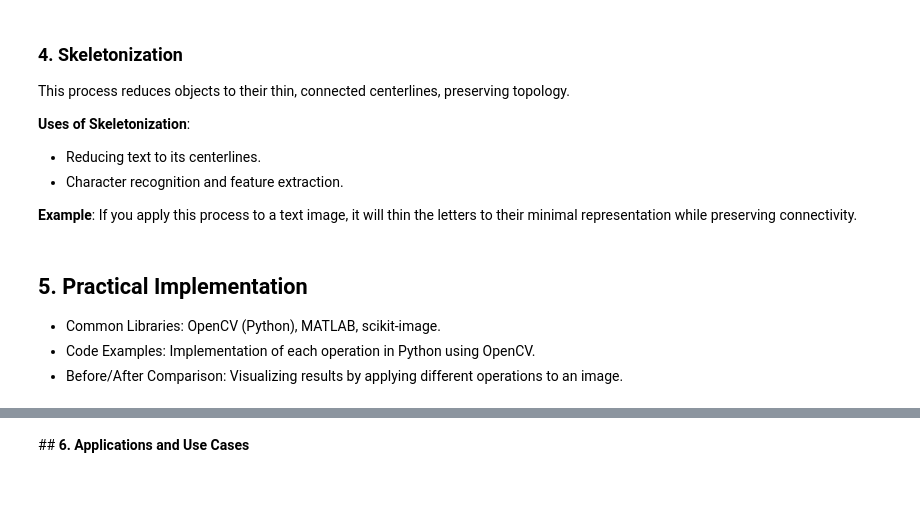
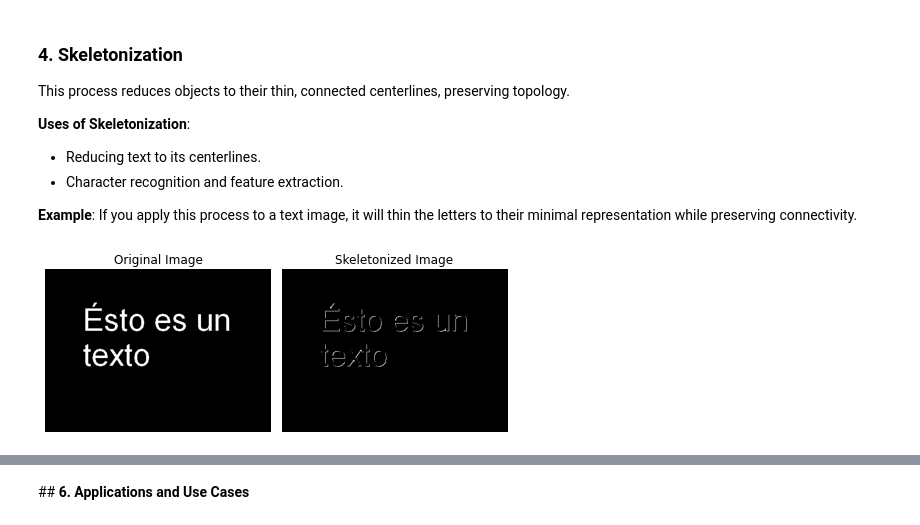
Before and after one commit to ClaudiaBlasco/Projecte-ISV, a Jupyter notebook: Project_Morphological Processing.ipynb, the cells around one changed output, grey strips where cells are left out. Saved outputs shown, nothing was run; the diff lists cells and outputs as text; code cells hidden in the pictures; blank space fills up the shorter version.

```diff
--- a/Project_Morphological Processing.ipynb
+++ b/Project_Morphological Processing.ipynb
@@ -490,36 +504,40 @@ This process reduces objects to their thin, connected centerlines, preserving to
 # %%
 import cv2
 import numpy as np
 import matplotlib.pyplot as plt
 
 # Load the image in grayscale
 image = cv2.imread('test.jpg', cv2.IMREAD_GRAYSCALE)
 
 # Convert to binary image (ensure background is black and text is white)
 _, binary = cv2.threshold(image, 127, 255, cv2.THRESH_BINARY_INV)
 
 # Fast skeletonization with OpenCV
 binary_skel = binary.copy()
 skel = np.zeros(binary_skel.shape, np.uint8)
 element = cv2.getStructuringElement(cv2.MORPH_CROSS, (3, 3))
 
 while True:
     eroded_temp = cv2.erode(binary_skel, element)
     temp = cv2.dilate(eroded_temp, element)
     temp = cv2.subtract(binary_skel, temp)
     skel = cv2.bitwise_or(skel, temp)
     binary_skel = eroded_temp.copy()
     if cv2.countNonZero(binary_skel) == 0:
         break
 
 # Display the skeletonized image
-plt.figure(figsize=(5, 5))
-plt.imshow(skel, cmap='gray')
-plt.title("Skeletonized Image")
-plt.axis("off")
+titles = ["Original Image", "Skeletonized Image"]
+images = [binary, tophat]
+
+plt.figure(figsize=(10, 5))
+for i in range(len(images)):
+    plt.subplot(1, 3, i+1)
+    plt.imshow(images[i], cmap='gray')
+    plt.title(titles[i])
+    plt.axis("off")
+
+plt.tight_layout()
 plt.show()
+# %% [output]
+[figure, added]
-# %% [markdown]
-## **5. Practical Implementation**
-- Common Libraries: OpenCV (Python), MATLAB, scikit-image.
-- Code Examples: Implementation of each operation in Python using OpenCV.
-- Before/After Comparison: Visualizing results by applying different operations to an image.
```
Also changed, not shown: parts of 10 cells of this notebook.
